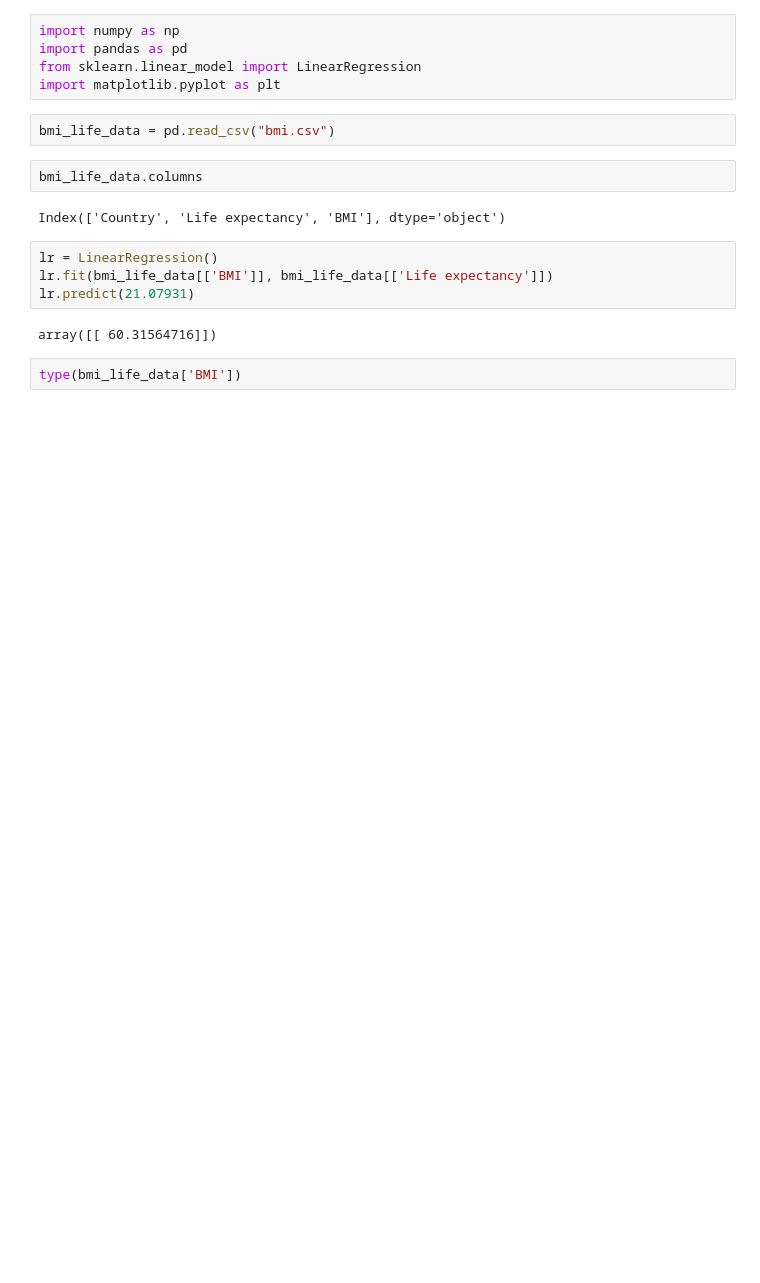
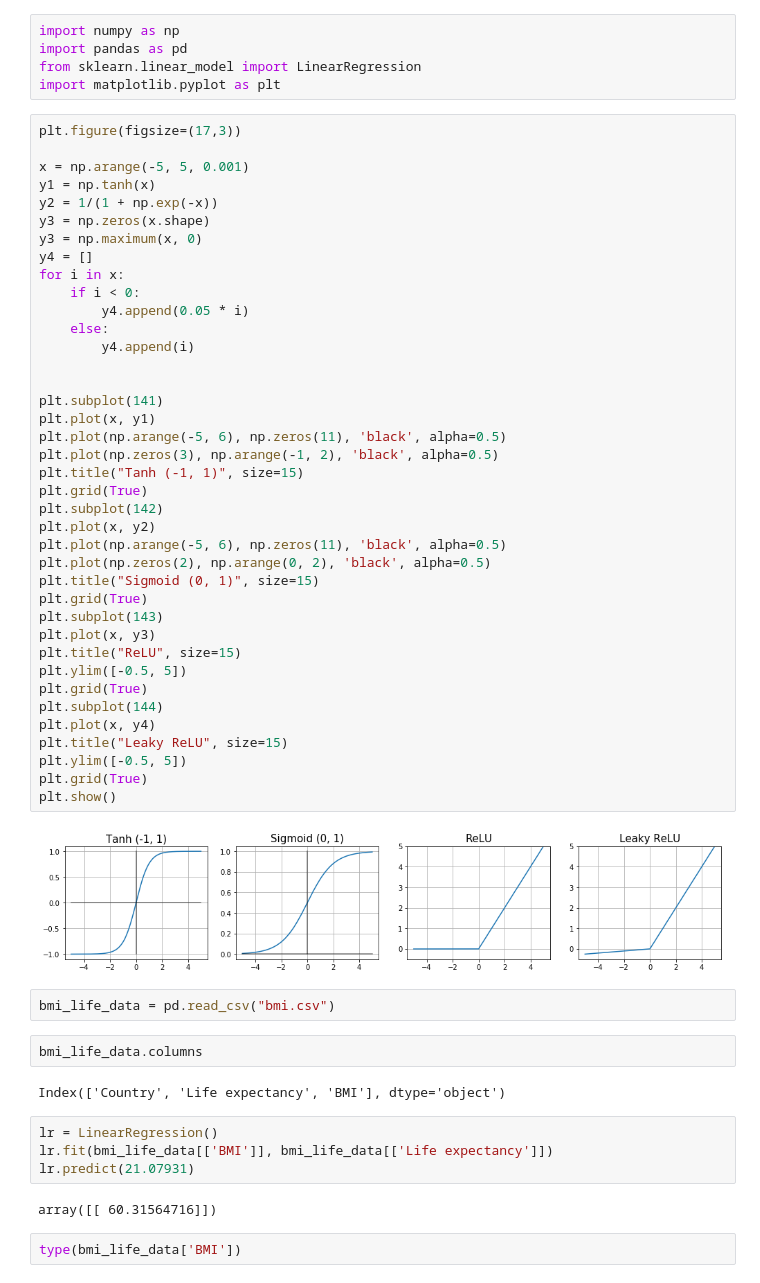
Before and after one commit to mtyylx/DLND, a Jupyter notebook: P1_First_Neural_Network/P1_playground.ipynb, the cells around one changed output. Saved outputs shown, nothing was run; the diff lists cells and outputs as text; blank space fills up the shorter version.

```diff
--- a/P1_First_Neural_Network/P1_playground.ipynb
+++ b/P1_First_Neural_Network/P1_playground.ipynb
@@ -3,6 +3,47 @@ import numpy as np
 import pandas as pd
 from sklearn.linear_model import LinearRegression
 import matplotlib.pyplot as plt
+# %%
+plt.figure(figsize=(17,3))
+
+x = np.arange(-5, 5, 0.001)
+y1 = np.tanh(x)
+y2 = 1/(1 + np.exp(-x))
+y3 = np.zeros(x.shape)
+y3 = np.maximum(x, 0)
+y4 = []
+for i in x:
+    if i < 0:
+        y4.append(0.05 * i)
+    else:
+        y4.append(i)
+
+
+plt.subplot(141)
+plt.plot(x, y1)
+plt.plot(np.arange(-5, 6), np.zeros(11), 'black', alpha=0.5)
+plt.plot(np.zeros(3), np.arange(-1, 2), 'black', alpha=0.5)
+plt.title("Tanh (-1, 1)", size=15)
+plt.grid(True)
+plt.subplot(142)
+plt.plot(x, y2)
+plt.plot(np.arange(-5, 6), np.zeros(11), 'black', alpha=0.5)
+plt.plot(np.zeros(2), np.arange(0, 2), 'black', alpha=0.5)
+plt.title("Sigmoid (0, 1)", size=15)
+plt.grid(True)
+plt.subplot(143)
+plt.plot(x, y3)
+plt.title("ReLU", size=15)
+plt.ylim([-0.5, 5])
+plt.grid(True)
+plt.subplot(144)
+plt.plot(x, y4)
+plt.title("Leaky ReLU", size=15)
+plt.ylim([-0.5, 5])
+plt.grid(True)
+plt.show()
+# %% [output]
+[figure, added]
 # %%
 bmi_life_data = pd.read_csv("bmi.csv")
 # %%
```
Also changed, not shown: parts of 2 cells of this notebook.
